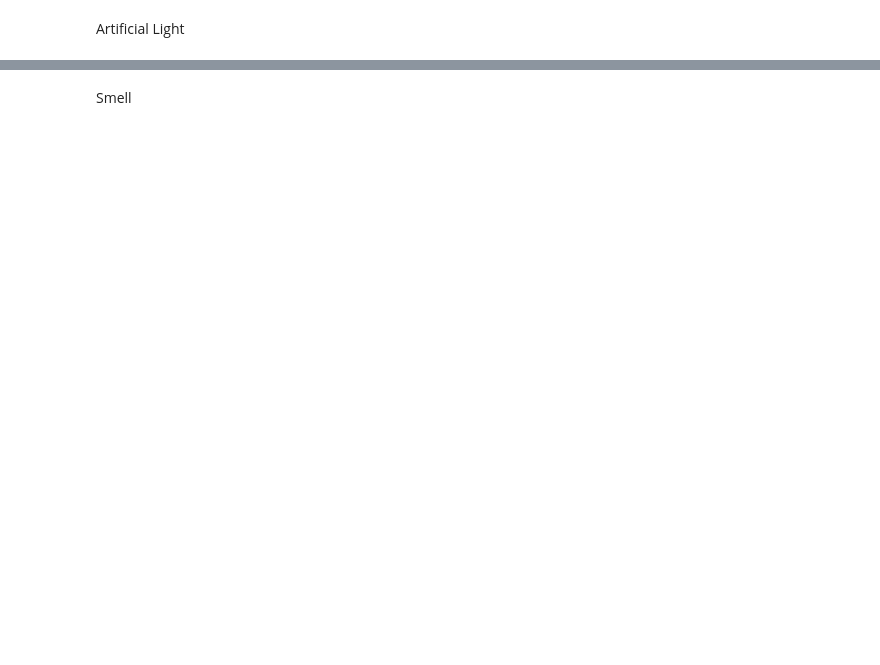
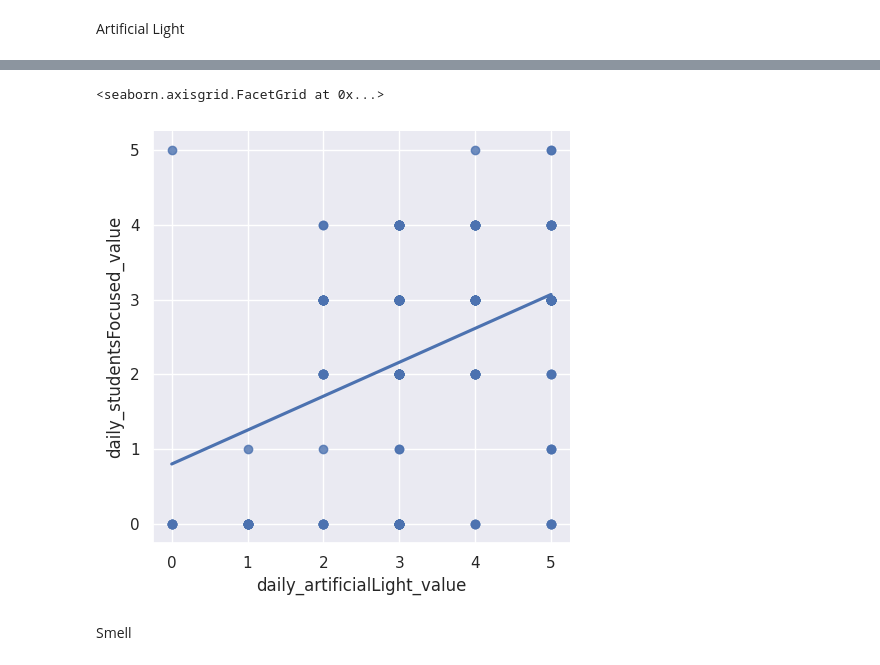
Before and after one commit to tug-cps/SchoolFeedback, a Jupyter notebook: notebooks/data_analysis.ipynb, the cells around one changed output, grey strips where cells are left out. Cells and saved outputs as stored; diff of their text form; code cells hidden in the pictures; blank space fills up the shorter version.

```diff
--- a/notebooks/data_analysis.ipynb
+++ b/notebooks/data_analysis.ipynb
@@ -93,3 +98,8 @@ plt.savefig("../plots/daily_studentsFocused_value/artificial_light.png",bbox_inc
+# %%
+sns.lmplot(x='daily_artificialLight_value', y='daily_studentsFocused_value', data=feedback_df, ci=None)
+# %% [output]
+<seaborn.axisgrid.FacetGrid at 0x...>
+[figure, added]
 # %% [markdown]
 Smell
 # %%
```
Also changed, not shown: parts of 32 cells of this notebook.
